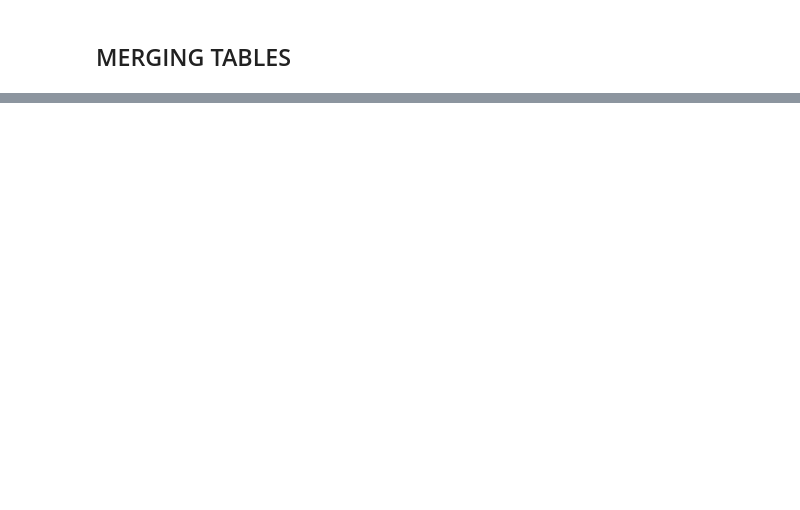
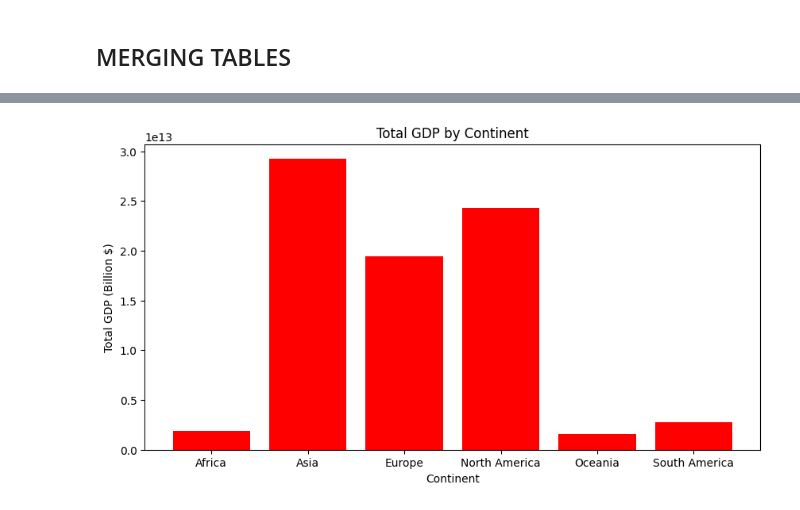
Before and after one commit to HABUDANHAYABK/Associate-Data-Scientist-in-Python, a Jupyter notebook: Joining_Data_with_pandas/inner_join.ipynb, the cells around one changed output, grey strips where cells are left out. Cells and saved outputs as stored; diff of their text form; code cells hidden in the pictures; blank space fills up the shorter version.

```diff
--- a/Joining_Data_with_pandas/inner_join.ipynb
+++ b/Joining_Data_with_pandas/inner_join.ipynb
@@ -34,0 +49,4 @@ pp_df.shape
+# %%
+# Let me subset 2020 Population and its corresponding GDP
+pop_2020 = pop.loc[:, ["2020 Population", "Country", "Capital", "Continent"]]
+print(pop_2020.head())
@@ -34,0 +60,4 @@ pp_df.shape
+# %%
+#gdp
+gdp_2020 = gdp.loc[:, ["Country", "2020"]]
+print(gdp_2020.head())
@@ -41,0 +73,5 @@ KeyError: 'Country'
+# %%
+# let me merge the two DataFrames
+
+pop_gdp2020 = pop_2020.merge(gdp_2020, on='Country')
+print(pop_gdp2020.head())
@@ -41,0 +85,5 @@ KeyError: 'Country'
+# %%
+#Rename 2020 to GDP
+
+pop_gdp2020 = pop_gdp2020.rename(columns={"2020": "2020 Gdp"})
+pop_gdp2020.head()
@@ -41,0 +97,19 @@ KeyError: 'Country'
+# %%
+import matplotlib.pyplot as plt
+
+continent_gdp = pop_gdp2020.groupby("Continent")["2020 Gdp"].sum().reset_index()
+
+#plot
+plt.figure(figsize=(10,5))
+plt.bar(continent_gdp["Continent"], continent_gdp["2020 Gdp"], color='red')
+
+#labels and titles
+plt.xlabel("Continent")
+plt.ylabel("Total GDP (Billion $)")
+plt.title("Total GDP by Continent")
+#plt.xtics(rot=45)
+
+#display
+plt.show()
+# %% [output]
+[figure, added]
```
Also changed, not shown: parts of 11 cells of this notebook.
